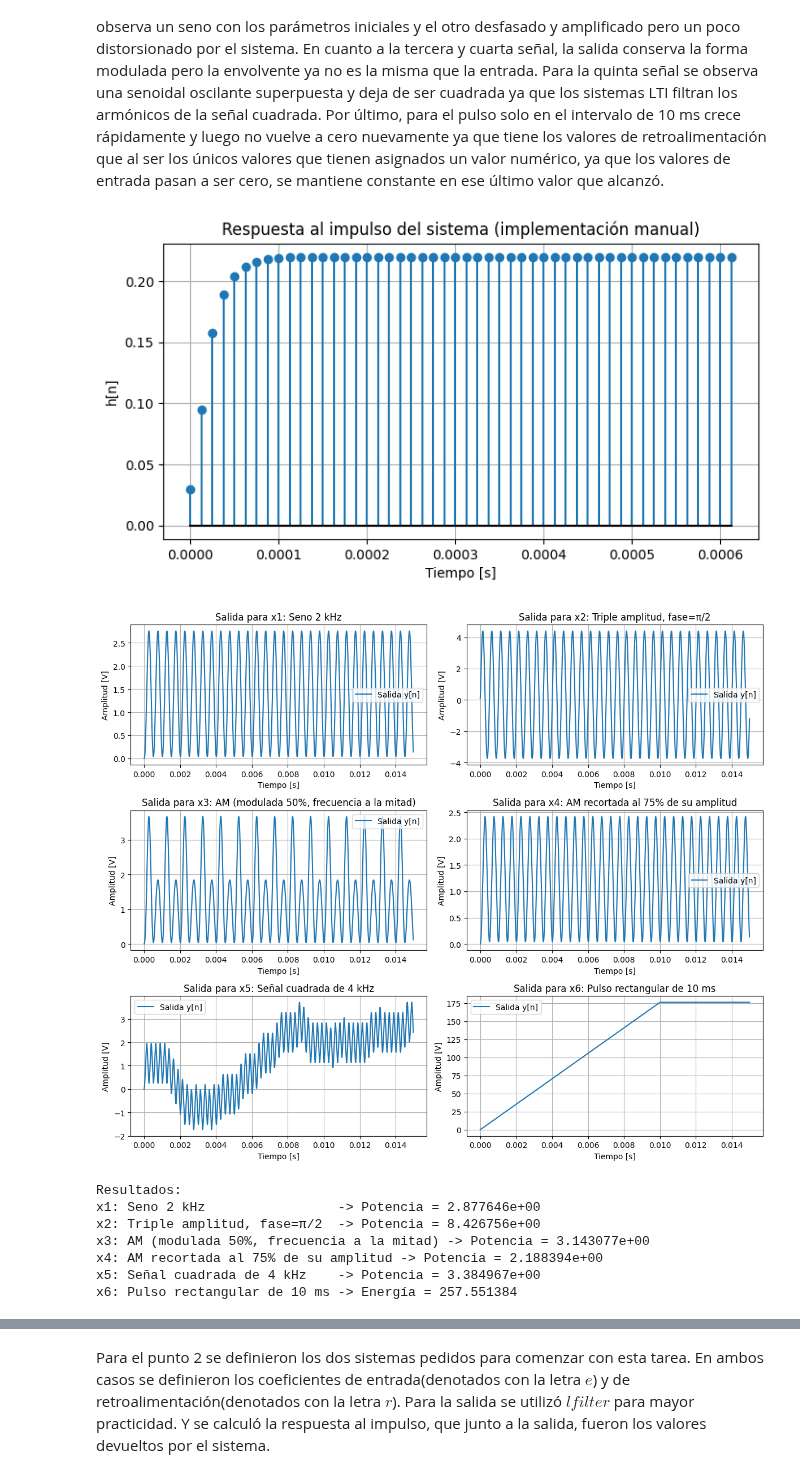
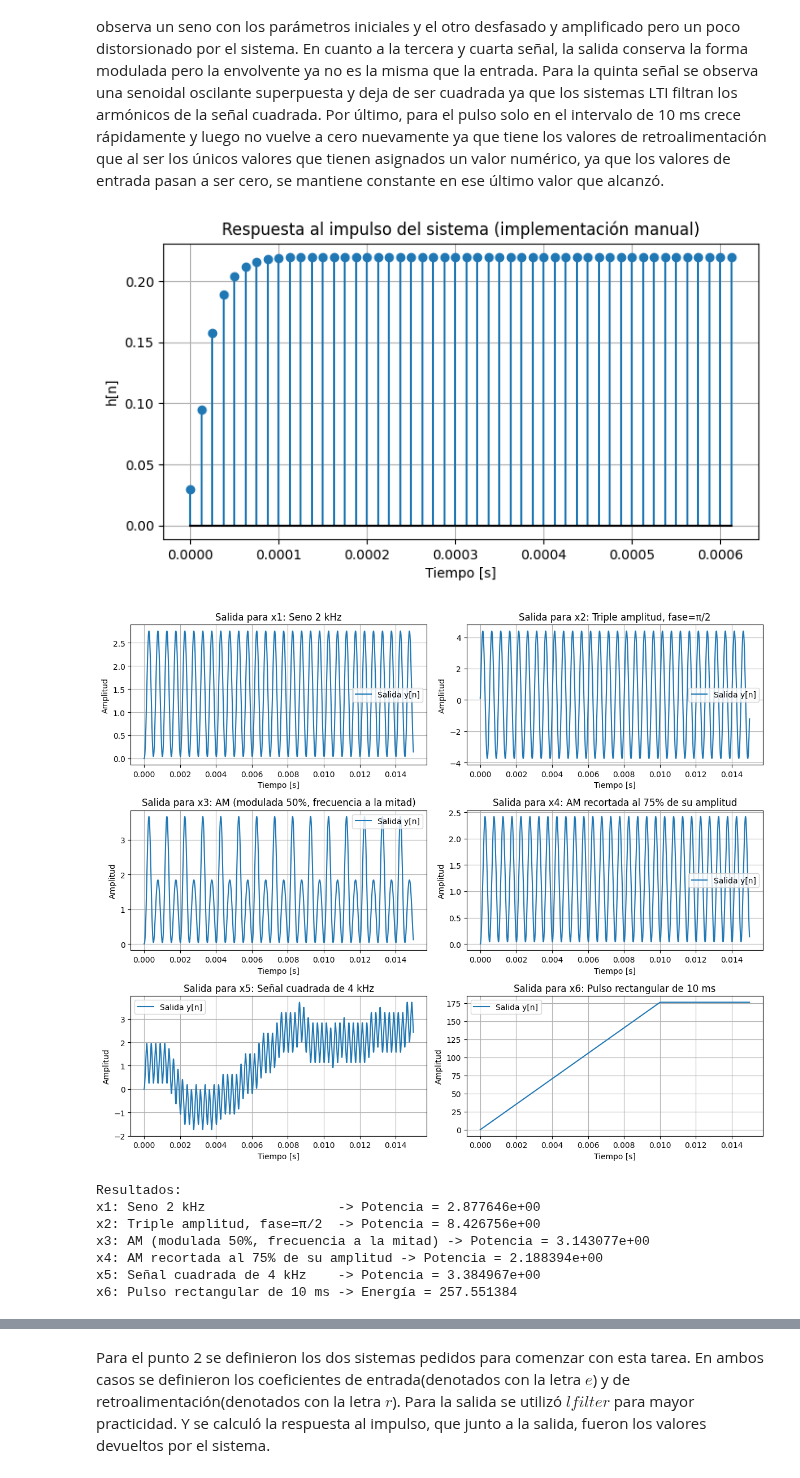
Before and after one commit to aguspaolini/aps-Paolini-Rosso, a Jupyter notebook: TS2-Poric.ipynb, the cells around one changed output, grey strips where cells are left out. Drawn from its saved outputs; the diff is of its cells as text; code cells hidden in the pictures.

```diff
--- a/TS2-Poric.ipynb
+++ b/TS2-Poric.ipynb
@@ -128,7 +128,7 @@ for i, (nombre, x) in enumerate(senales_TS1.items(), 1):
     plt.subplot(3, 2, i)
     plt.plot(t, y_rtdo, label="Salida y[n]")
     plt.xlabel("Tiempo [s]")
-    plt.ylabel("Amplitud [V]")
+    plt.ylabel("Amplitud")
     plt.title(f"Salida para {nombre}")
     plt.grid(True)
     plt.legend()
@@ -166,35 +166,35 @@ for i, (nombre, x) in enumerate(senales_TS1.items(), 1):
     y = np.convolve(x, h)
     y = y[:len(x)]
     t_conv = np.arange(len(y)) * Ts
 
     # energía o potencia según corresponda
     if "Pulso" in nombre:  # caso x6
         medida = np.sum(y**2) * Ts
         resultados[nombre] = {"energia": medida}
     else:  # senoidales, cuadrada, AM
         medida = np.mean(y**2)
         resultados[nombre] = {"potencia": medida}
 
     plt.subplot(3,2,i)
     plt.plot(t_conv, y, label="Salida y[n]")
     plt.xlabel("Tiempo [s]")
-    plt.ylabel("Amplitud [V]")
+    plt.ylabel("Amplitud")
     plt.title(f"Salida para {nombre}")
     plt.grid(True)
     plt.legend()
 
 plt.tight_layout()
 plt.show()
 
 print("Resultados:")
 for nombre, vals in resultados.items():
     if "energia" in vals:
         print(f"{nombre:30s} -> Energía = {vals['energia']:.6f}")
     else:
         print(f"{nombre:30s} -> Potencia = {vals['potencia']:.6e}")
 # %% [output]
 [figure]
-[figure, old version]
+[figure, new version]
 Resultados:
 x1: Seno 2 kHz                 -> Potencia = 2.877646e+00
 x2: Triple amplitud, fase=π/2  -> Potencia = 8.426756e+00
```
Also changed, not shown: parts of 3 cells of this notebook, 1 other file.
